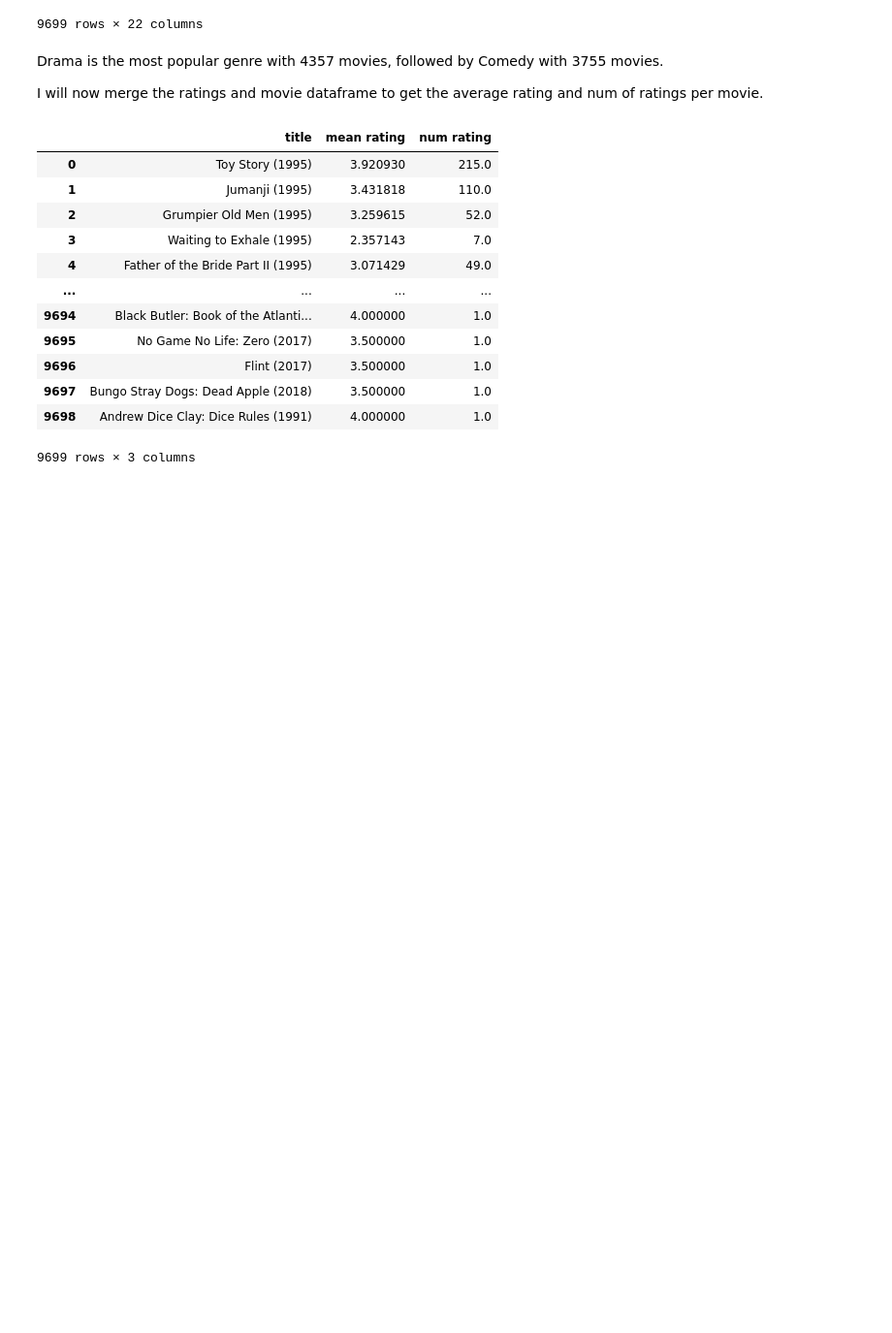
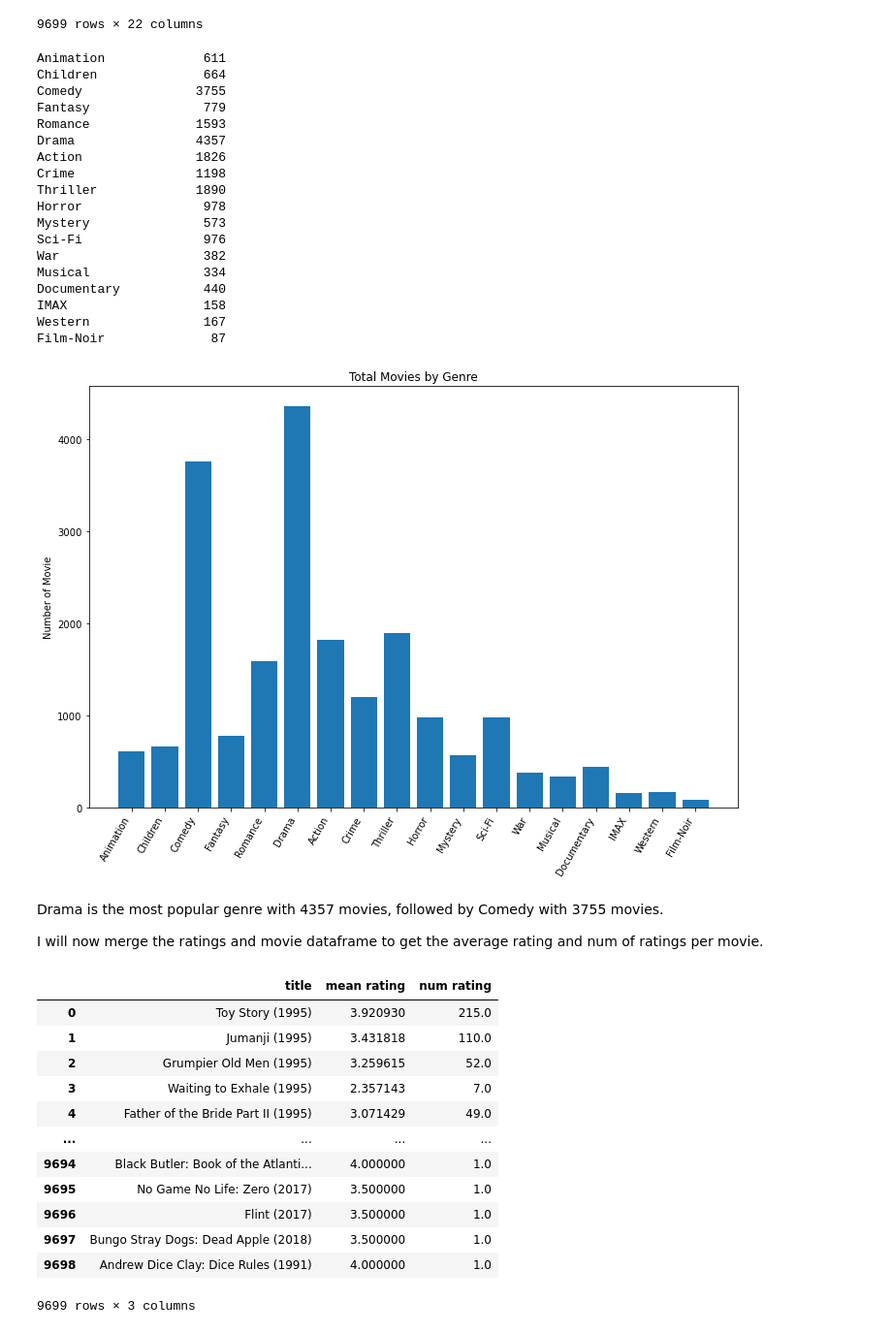
Before and after one commit to gt1719/MovieLens_Data_Analysis, a Jupyter notebook: MovieLens_Data_Analysis.ipynb, the cells around one changed output. Shown: that part at 97% size. Cells and saved outputs as stored; diff of their text form; code cells hidden in the pictures; blank space fills up the shorter version.

```diff
--- a/MovieLens_Data_Analysis.ipynb
+++ b/MovieLens_Data_Analysis.ipynb
@@ -436,15 +439,37 @@ movies_df
 # %%
 # plotting genres popularity
 x = {}
 for i in movies_df.columns[4:23]:
     x[i] = movies_df[i].sum()
     print(f"{i:<15}{x[i]:>10}")
 
+plt.figure(figsize=(12,8))
 plt.bar(height = x.values(), x=x.keys())
-plt.xticks(rotation=90, ha='right')
-plt.ylabel('Number of Popularity')
-plt.savefig('Images/genres popularity')
+plt.xticks(rotation=60, ha='right')
+plt.ylabel('Number of Movie')
+plt.title('Total Movies by Genre')
+#plt.savefig('Images/genres')
 plt.show()
+# %% [output]
+Animation             611
+Children              664
+Comedy               3755
+Fantasy               779
+Romance              1593
+Drama                4357
+Action               1826
+Crime                1198
+Thriller             1890
+Horror                978
+Mystery               573
+Sci-Fi                976
+War                   382
+Musical               334
+Documentary           440
+IMAX                  158
+Western               167
+Film-Noir              87
+[figure, added]
 # %% [markdown]
  Drama is the most popular genre with 4357 movies, followed by Comedy with 3755 movies.
 
```
Also changed, not shown: parts of 7 cells of this notebook, 7 other files.
